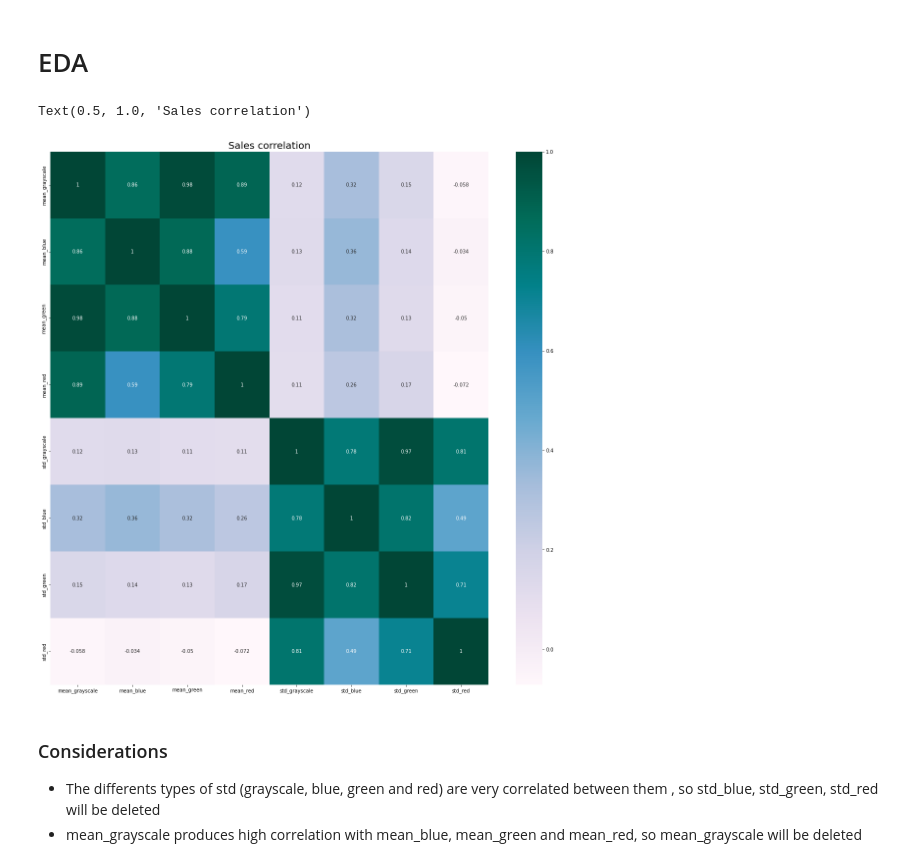
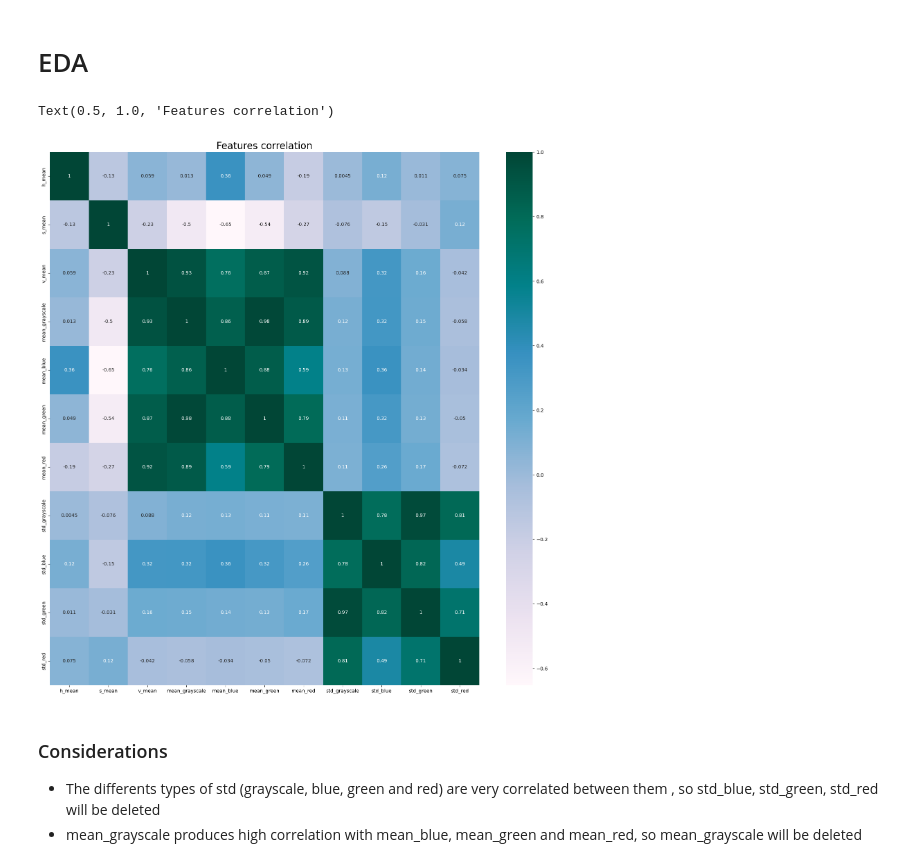
Before and after one commit to alejomaar/machine-learning, a Jupyter notebook: clasification/Google Art and Culture/notebooks/classification.ipynb, the cells around one changed output. Cells and saved outputs as stored; diff of their text form; code cells hidden in the pictures.

```diff
--- a/clasification/Google Art and Culture/notebooks/classification.ipynb
+++ b/clasification/Google Art and Culture/notebooks/classification.ipynb
@@ -45,8 +52,10 @@ import seaborn as sns
 np.set_printoptions(precision=3, suppress=True)
 warnings.filterwarnings("ignore")
+# %%
+file_pictures = PATHS['data_final'] /"pictures.csv"
 # %% [markdown]
 ## Load data
 # %%
-df = pd.read_csv('../data/final/pictures.csv')
+df = pd.read_csv(file_pictures)
 df.head(5)
 # %% [output]
@@ -59,6 +68,6 @@ df.head(5)
 # %%
 y = df['category']
-X = df[['mean_grayscale','mean_blue','mean_green','mean_red','std_grayscale','std_blue','std_green','std_red']]
+X = df[['h_mean','s_mean','v_mean','mean_grayscale','mean_blue','mean_green','mean_red','std_grayscale','std_blue','std_green','std_red']]
 # %%
 plt.figure(figsize=(18, 18))
 
@@ -80,10 +102,10 @@ for i,category in enumerate(df['category'].unique()):
 # %%
 plt.figure(figsize=(20,20))
 hm=sns.heatmap(X.corr(),cmap="PuBuGn",annot=True)
-hm.set_title('Sales correlation', fontdict={'fontsize':20})
+hm.set_title('Features correlation', fontdict={'fontsize':20})
 # %% [output]
-Text(0.5, 1.0, 'Sales correlation')
+Text(0.5, 1.0, 'Features correlation')
-[figure, old version]
+[figure, new version]
 # %% [markdown]
 ### Considerations
 
```
Also changed, not shown: parts of 28 cells of this notebook, 13 other files.
